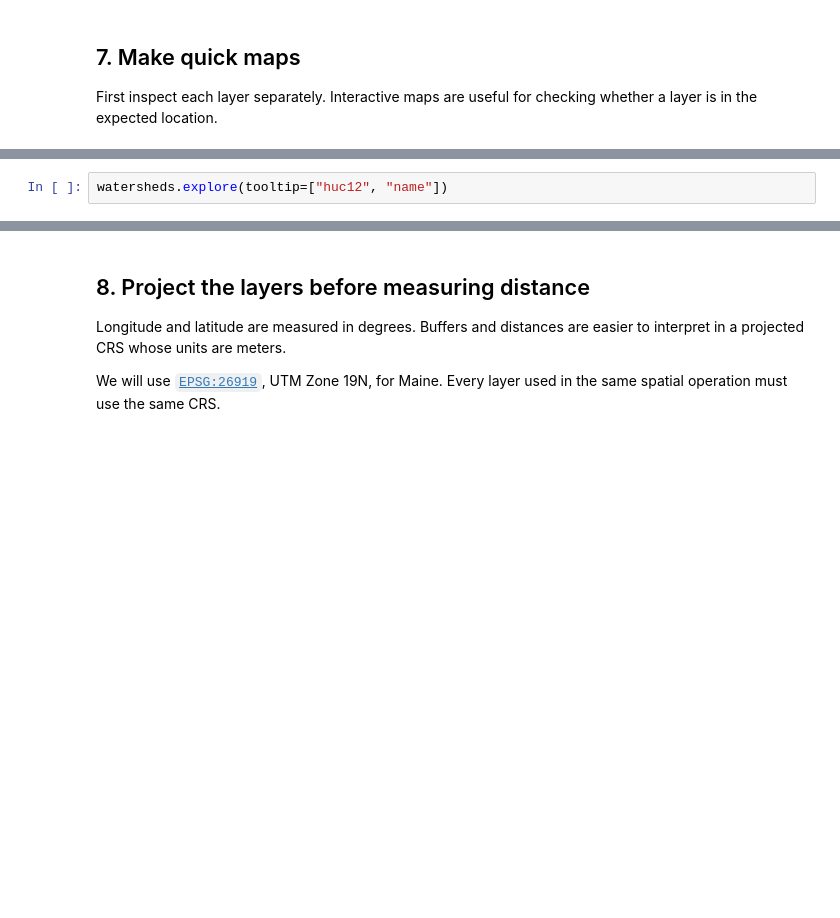
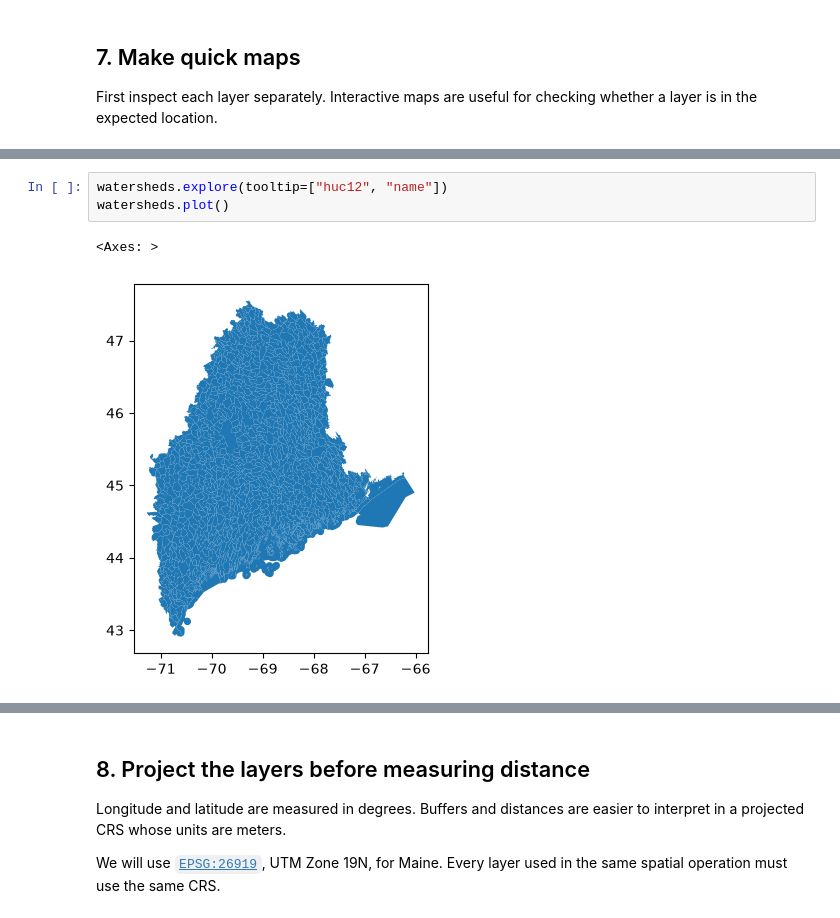
Before and after one commit to meganklutts/BIO597-SpatialBiodiversity, a Jupyter notebook: docs/labs/Lab04-VectorSpatialAnalysis.ipynb, the cells around one changed output, grey strips where cells are left out. Cells and saved outputs as stored; diff of their text form; blank space fills up the shorter version.

```diff
--- a/docs/labs/Lab04-VectorSpatialAnalysis.ipynb
+++ b/docs/labs/Lab04-VectorSpatialAnalysis.ipynb
@@ -115,4 +156,8 @@ conserved.explore(tooltip=["PARCEL_NAM", "CONS1_TYPE", "PUB_ACCESS"])
 # %%
 watersheds.explore(tooltip=["huc12", "name"])
+watersheds.plot()
+# %% [output]
+<Axes: >
+[figure, added]
 # %%
 roads.explore(tooltip=["FULLNAME", "MTFCC"])
```
Also changed, not shown: parts of 30 cells of this notebook.
